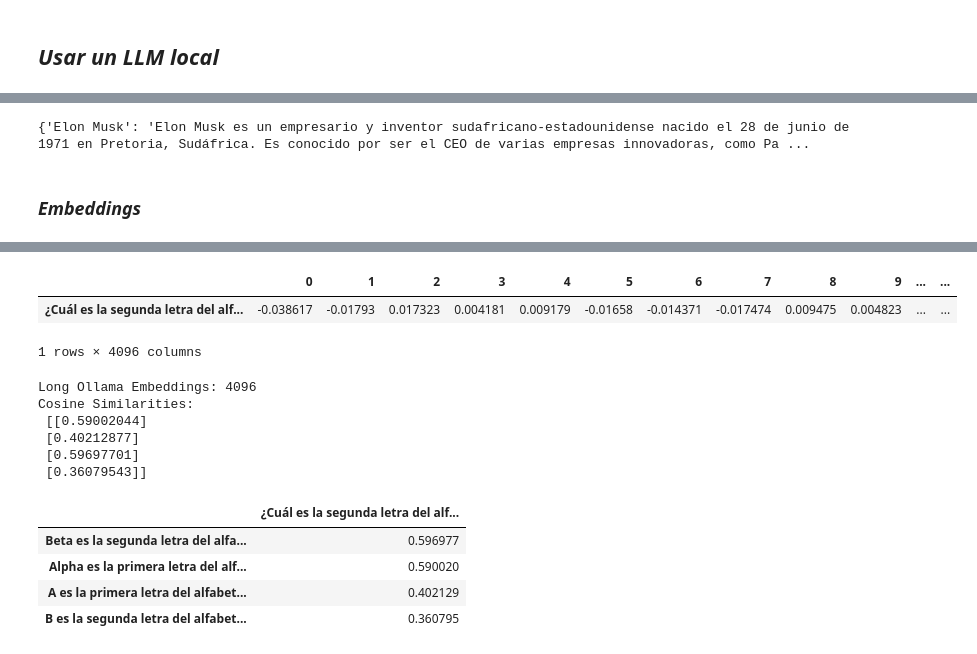
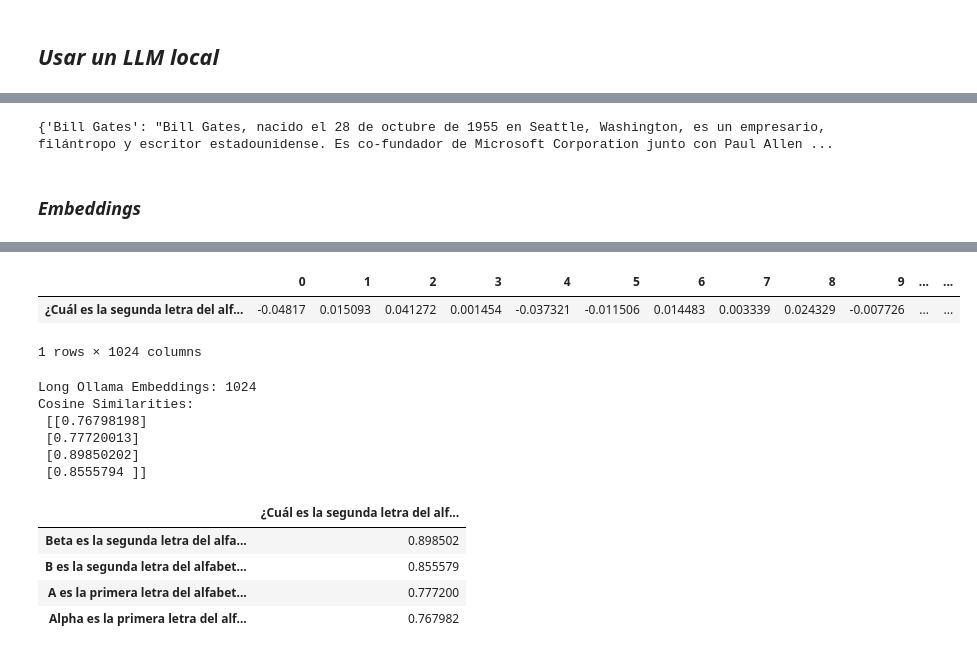
Before and after one commit to lacamposm/Metodos-Estadisticos, a Jupyter notebook: news_clustering.ipynb, the cells around one changed output, grey strips where cells are left out. Saved outputs shown, nothing was run; the diff lists cells and outputs as text; code cells hidden in the pictures.

```diff
--- a/news_clustering.ipynb
+++ b/news_clustering.ipynb
@@ -404,7 +471,7 @@ input_variables=['user_input'] input_types={} partial_variables={} messages=[Sys
 from langchain_core.output_parsers import JsonOutputParser
 
 json_llm = ChatOllama(
-    model="llama3.2:3b-instruct-q8_0",
+    model="qwen2.5:7b",
     temperature=0.1,
     num_predict=-1,
     format="json"
@@ -430,6 +497,6 @@ chain = prompt | json_llm | JsonOutputParser()
 llm_answer = chain.invoke({"user_input": "Dame la biografia de 2 personajes"})
 print(llm_answer, type(llm_answer))
 # %% [output]
-{'Elon Musk': 'Elon Musk es un empresario y inventor sudafricano-estadounidense nacido el 28 de junio de 1971 en Pretoria, Sudáfrica. Es conocido por ser el CEO de varias empresas innovadoras, como Pa ...
+{'Bill Gates': "Bill Gates, nacido el 28 de octubre de 1955 en Seattle, Washington, es un empresario, filántropo y escritor estadounidense. Es co-fundador de Microsoft Corporation junto con Paul Allen ...
 # %% [markdown]
 ### ***Embeddings***
@@ -438,7 +507,7 @@ print(llm_answer, type(llm_answer))
 from langchain_ollama import OllamaEmbeddings
 
 ollama_embeddings = OllamaEmbeddings(
-    model="llama3.1:8b",
+    model="mxbai-embed-large:latest",
 )
 
 question = ["¿Cuál es la segunda letra del alfabeto griego?"]
@@ -452,13 +521,13 @@ Wall time: 10.4 s
 |  | 0 | 1 | 2 | 3 | 4 | 5 | 6 | 7 | 8 | 9 | ... | ... |
-| ¿Cuál es la segunda letra del alf... | -0.038617 | -0.01793 | 0.017323 | 0.004181 | 0.009179 | -0.01658 | -0.014371 | -0.017474 | 0.009475 | 0.004823 | ... | ... |
+| ¿Cuál es la segunda letra del alf... | -0.04817 | 0.015093 | 0.041272 | 0.001454 | -0.037321 | -0.011506 | 0.014483 | 0.003339 | 0.024329 | -0.007726 | ... | ... |
-1 rows × 4096 columns
+1 rows × 1024 columns
 # %%
 # Ejemplo: (Relevancia - Distancia)
 from sklearn.metrics.pairwise import cosine_similarity
 from langchain_ollama import OllamaEmbeddings
 
 ollama_embeddings = OllamaEmbeddings(
-    model="llama3.1:8b",
+    model="mxbai-embed-large:latest",
 )
 
 texts = [
@@ -479,14 +548,14 @@ pd.DataFrame(
     columns=query
 ).sort_values(by=query, ascending=False)
 # %% [output]
-Long Ollama Embeddings: 4096
+Long Ollama Embeddings: 1024
 Cosine Similarities:
- [[0.59002044]
- [0.40212877]
- [0.59697701]
- [0.36079543]]
+ [[0.76798198]
+ [0.77720013]
+ [0.89850202]
+ [0.8555794 ]]
 |  | ¿Cuál es la segunda letra del alf... |
-| Beta es la segunda letra del alfa... | 0.596977 |
-| Alpha es la primera letra del alf... | 0.590020 |
-| A es la primera letra del alfabet... | 0.402129 |
-| B es la segunda letra del alfabet... | 0.360795 |
+| Beta es la segunda letra del alfa... | 0.898502 |
+| B es la segunda letra del alfabet... | 0.855579 |
+| A es la primera letra del alfabet... | 0.777200 |
+| Alpha es la primera letra del alf... | 0.767982 |
```
Also changed, not shown: parts of 42 cells of this notebook.
